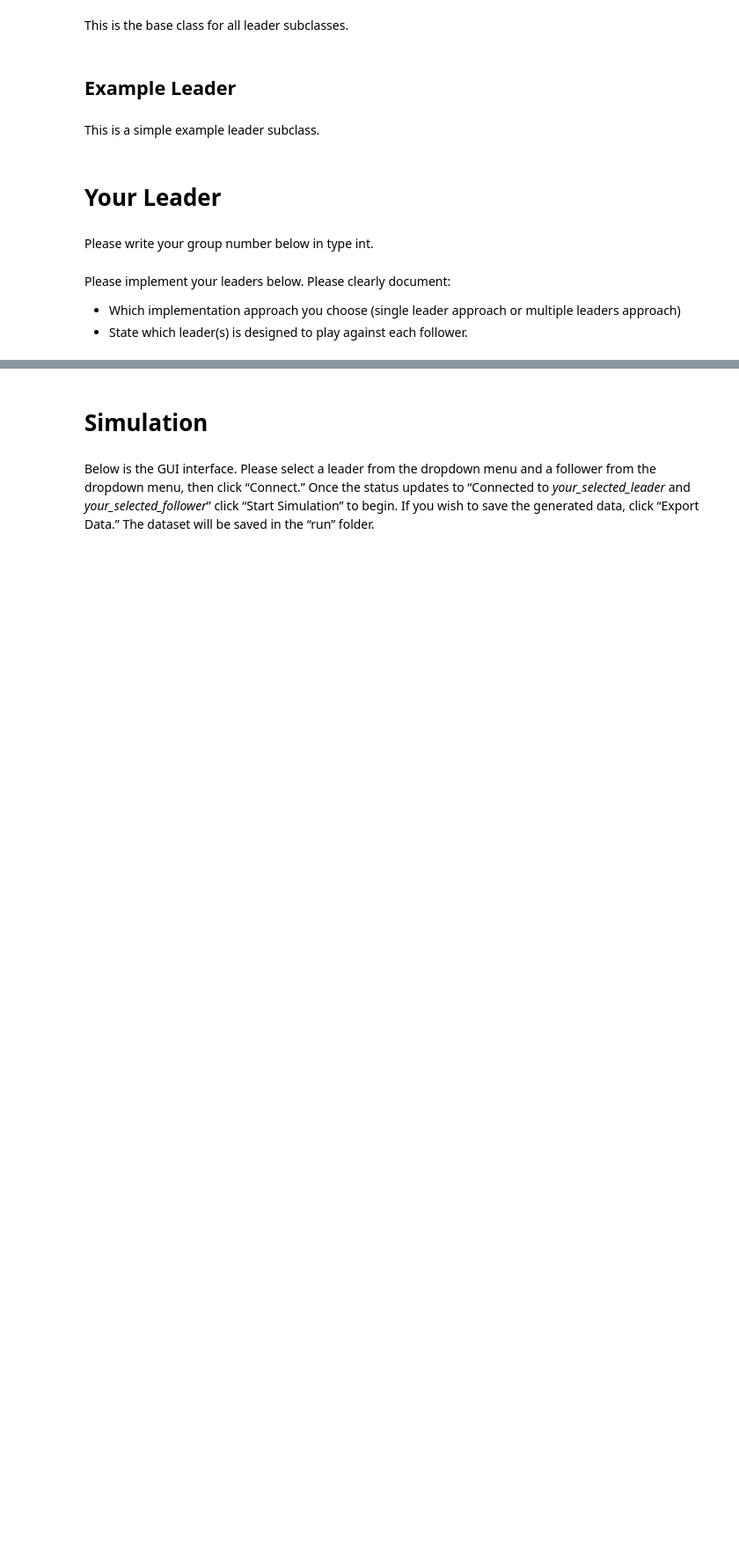
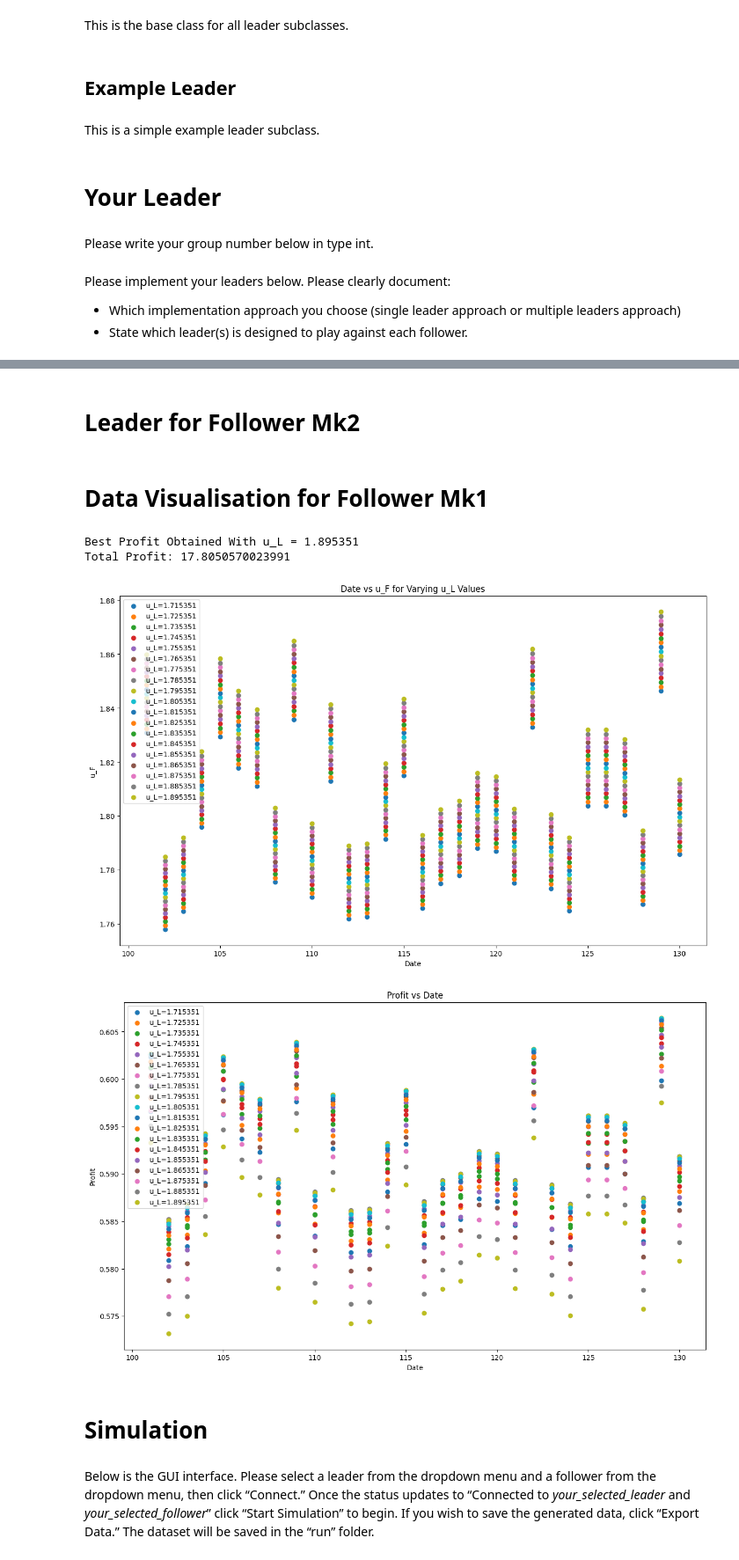
Before and after one commit to TroubledBagels/CGT_CWK, a Jupyter notebook: comp34612_project.ipynb, the cells around one changed output, grey strips where cells are left out. Shown at 88% size. Cells and saved outputs as stored; diff of their text form; code cells hidden in the pictures; blank space fills up the shorter version.

Commit message:
New visualisations woo

```diff
--- a/comp34612_project.ipynb
+++ b/comp34612_project.ipynb
@@ -334,6 +332,8 @@ class MK1Leader(Leader):
 
     def new_price(self, date: int):
         return 1.5 + random.random() * 0.1
+# %% [markdown]
+# Leader for Follower Mk2
 # %%
 import numpy as np
 import sympy as sp
@@ -457,3 +457,5 @@ class MK2Leader(Leader):
         best_u_L = max(profits, key=profits.get)
 
         return best_u_L
+# %% [markdown]
+# Data Visualisation for Follower Mk1
@@ -460,3 +508,53 @@ class MK2Leader(Leader):
+# %%
+def demand(u_L, u_F):
+      return 2 - u_L + (0.3 * u_F)
+
+def profit(u_L, u_F):
+      return (u_L - 1) * demand(u_L, u_F)
+
+def plot_mk1_prices(data_path_base='./data_output/mk1_it_', ext='.csv', num_iterations=19):
+  plt.figure(figsize=(15, 9))
+
+  total_profits = {}
+  for i in range(1, num_iterations+1):
+    data_path = f'{data_path_base}{i}{ext}'
+    data = pd.read_csv(data_path)
+    plt.scatter(data['Date'], data['Follower Price'], label=f'u_L={data["Leader Price"][0]}')
+
+  plt.xlabel('Date')
+  plt.ylabel('u_F')
+  plt.title('Date vs u_F for Varying u_L Values')
+  plt.legend()
+  plt.savefig('./Mk1_Days_101-130_Follower_Prices')
+
+def plot_mk1_profits(data_path_base='./data_output/mk1_it_', ext='.csv', num_iterations=19):
+  plt.figure(figsize=(15, 9))
+
+  total_profits = {}
+  for i in range(1, num_iterations+1):
+    data_path = f'{data_path_base}{i}{ext}'
+    data = pd.read_csv(data_path)
+    profits = [profit(data['Leader Price'][i], data['Follower Price'][i]) for i in range(len(data))]
+    plt.scatter(data['Date'], profits, label=f'u_L={data["Leader Price"][0]}')
+    total_profits[i] = sum(profits)
+
+  max_profit = max(total_profits, key=total_profits.get)
+  print(f'Best Profit Obtained With u_L = {data["Leader Price"][max_profit-1]}')
+  print(f'Total Profit: {total_profits[max_profit]}')
+
+  plt.xlabel('Date')
+  plt.ylabel('Profit')
+  plt.title('Profit vs Date')
+  plt.legend()
+  plt.savefig('./Mk1_Days_101-130_Profits')
+
+plot_mk1_prices()
+plot_mk1_profits()
+# %% [output]
+Best Profit Obtained With u_L = 1.895351
+Total Profit: 17.8050570023991
+[figure, added]
+[figure, added]
 # %% [markdown]
 # Simulation
 # %% [markdown]
```
Also changed, not shown: parts of 4 cells of this notebook, 21 other files.
